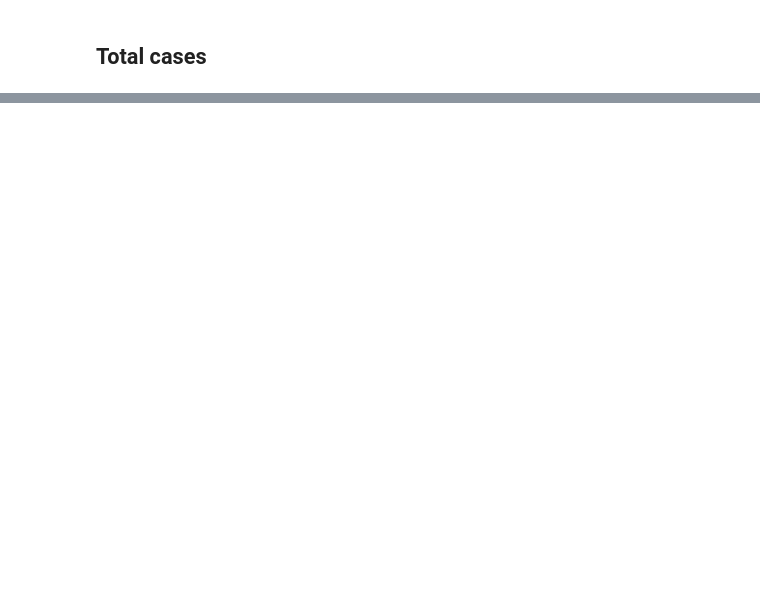
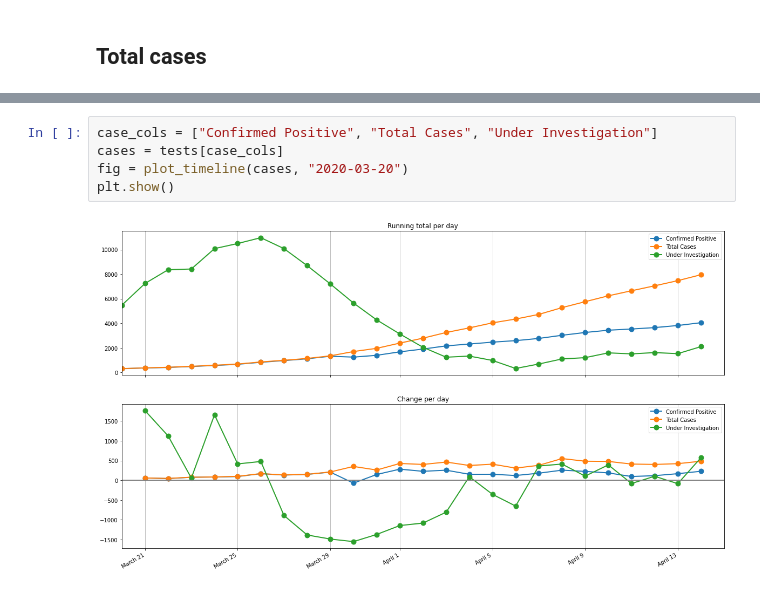
Before and after one commit to rlwelch/covid-ontario, a Jupyter notebook: covid_ontario/covid_ontario_investigation.ipynb, the cells around one changed output, grey strips where cells are left out. Drawn from its saved outputs; the diff is of its cells as text; blank space fills up the shorter version.

```diff
--- a/covid_ontario/covid_ontario_investigation.ipynb
+++ b/covid_ontario/covid_ontario_investigation.ipynb
@@ -368,0 +381,7 @@ Next:
+# %%
+case_cols = ["Confirmed Positive", "Total Cases", "Under Investigation"]
+cases = tests[case_cols]
+fig = plot_timeline(cases, "2020-03-20")
+plt.show()
+# %% [output]
+[figure, added]
```
Also changed, not shown: parts of 11 cells of this notebook.
